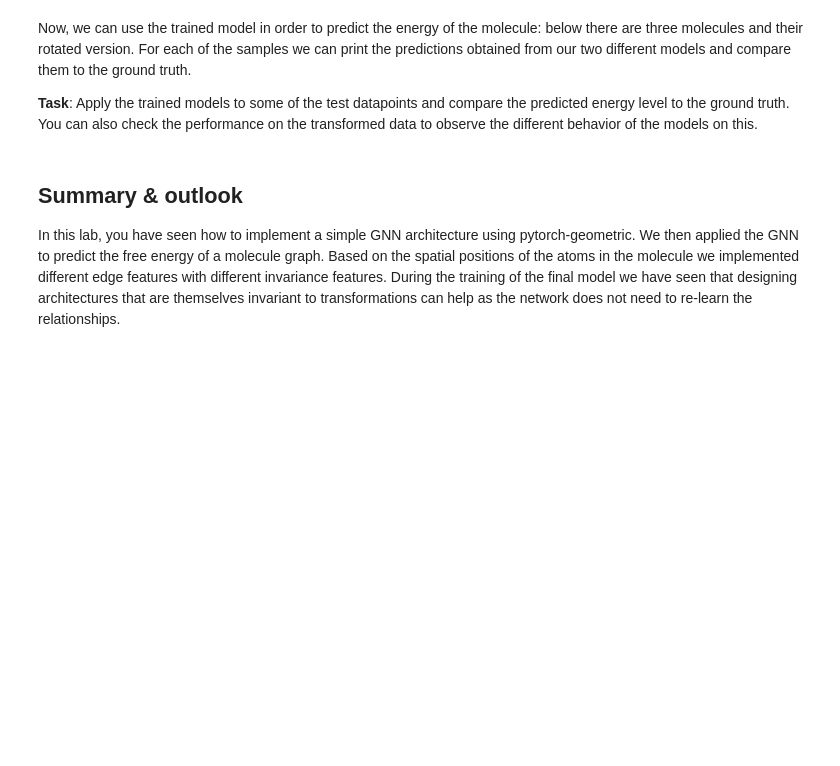
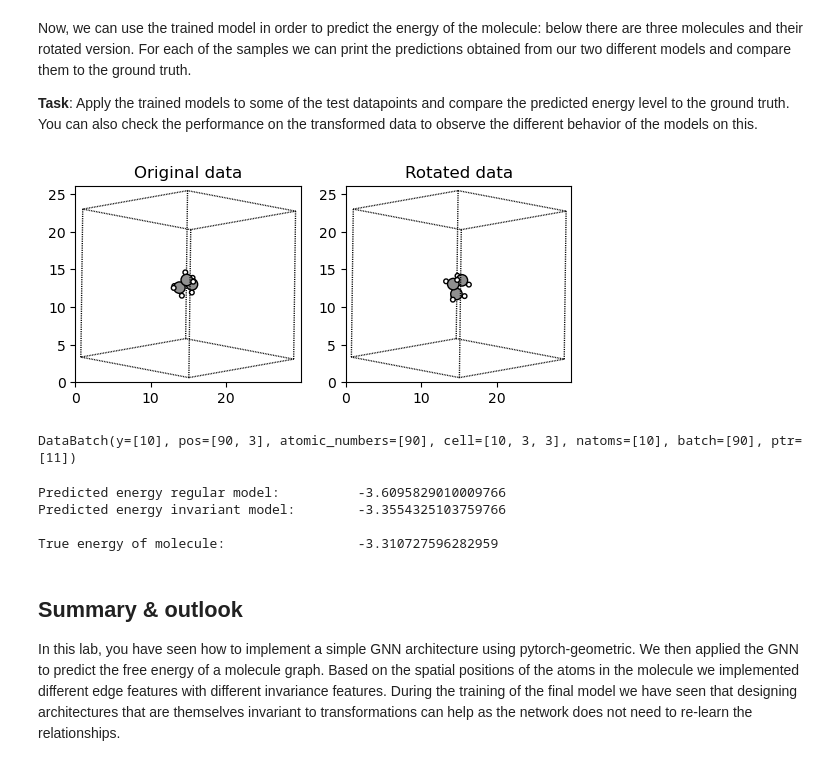
Before and after one commit to ccaulk/Deep_Learning_Lab_3_VT25, a Jupyter notebook: lab3/lab3_gnn.ipynb, the cells around one changed output. Saved outputs shown, nothing was run; the diff lists cells and outputs as text; code cells hidden in the pictures; blank space fills up the shorter version.

```diff
--- a/lab3/lab3_gnn.ipynb
+++ b/lab3/lab3_gnn.ipynb
@@ -596,17 +596,26 @@ Now, we can use the trained model in order to predict the energy of the molecule
 # %%
 _, _, test_loader = get_coll_loaders(10)  # returns train, val, test loaders. only take the test data
 
 data = next(iter(test_loader))
 data, transformed_data = transform_and_visualize(data)
+data.to("cuda")
+# %% [output]
+[figure, added]
+DataBatch(y=[10], pos=[90, 3], atomic_numbers=[90], cell=[10, 3, 3], natoms=[10], batch=[90], ptr=[11])
 # %%
 # choose the sample from the batch (batch_size = 10)
-i = 0
+i = 9
 
 # compare the prediction with the true label
 print("Predicted energy regular model:\t\t", model(data)[i].item())
 print("Predicted energy invariant model:\t", model_inv(data)[i].item())
 print()
 print("True energy of molecule:\t\t", data.y[i].item())
+# %% [output]
+Predicted energy regular model:          -3.6095829010009766
+Predicted energy invariant model:        -3.3554325103759766
+
+True energy of molecule:                 -3.310727596282959
 # %% [markdown]
 ## Summary & outlook
 
```
